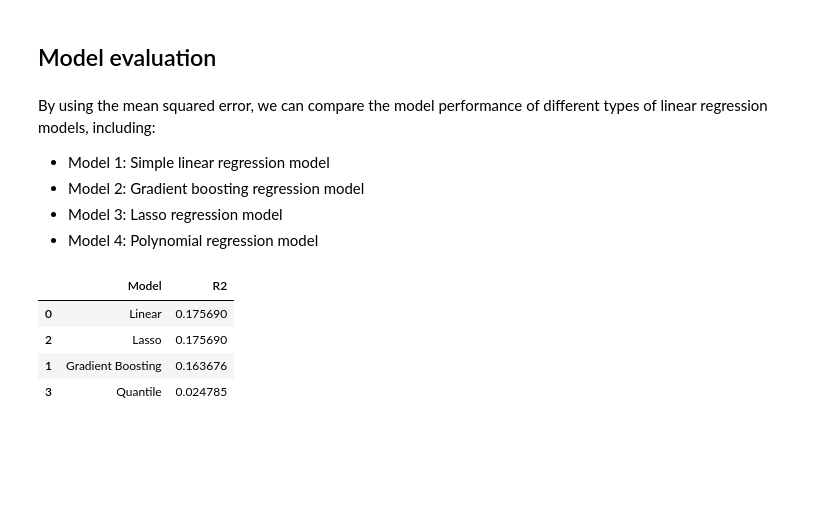
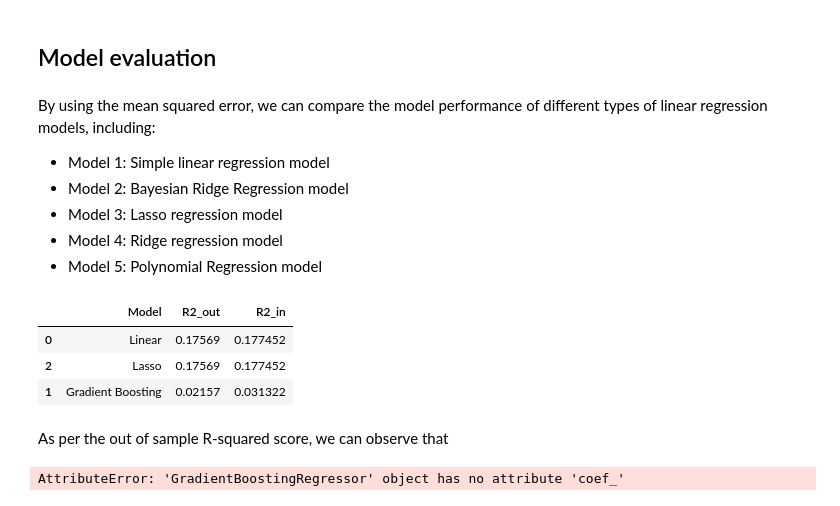
Before and after one commit to bkty1122/bkty1122, a Jupyter notebook: master-school-project/COM6101-Ass-1/Q3_p233340.ipynb, the cells around one changed output. Cells and saved outputs as stored; diff of their text form; code cells hidden in the pictures; blank space fills up the shorter version.

```diff
--- a/master-school-project/COM6101-Ass-1/Q3_p233340.ipynb
+++ b/master-school-project/COM6101-Ass-1/Q3_p233340.ipynb
@@ -477,0 +485,12 @@ Text(0, 0.5, 'Predicted')
+# %%
+# MSE and R2
+y_pred_4 = ridge.predict(X_test)
+mse_insample_4 = mean_squared_error(y_train, ridge.predict(X_train))
+mse_outsample_4 = mean_squared_error(y_test, y_pred_4)
+r2_insample_4 = r2_score(y_train, ridge.predict(X_train))
+r2_outsample_4 = r2_score(y_test, y_pred_4)
+
+print('MSE in-sample:', mse_insample_4)
+print('MSE out-sample:', mse_outsample_4)
+print('R2 in-sample:', r2_insample_4)
+print('R2 out-sample:', r2_outsample_4)
@@ -486,21 +549,36 @@ X_test_poly = poly.fit_transform(X_test)
 # %% [markdown]
 By using the mean squared error, we can compare the model performance of different types of linear regression models, including:
 * Model 1: Simple linear regression model
-* Model 2: Gradient boosting regression model
+* Model 2: Bayesian Ridge Regression model
 * Model 3: Lasso regression model
-* Model 4: Polynomial regression model
+* Model 4: Ridge regression model
+* Model 5: Polynomial Regression model
-# %%
-# rank the models based on R2 out-sample
-r2 = [r2_outsample_1, r2_outsample_2, r2_outsample_3, r2_outsample_4]
-model = ['Linear', 'Gradient Boosting', 'Lasso', 'Quantile']
-r2_model = pd.DataFrame(r2, model)
-r2_model = r2_model.reset_index()
-r2_model.columns = ['Model', 'R2']
-r2_model = r2_model.sort_values(by = 'R2', ascending = False)
-r2_model
-# %% [output]
-|  | Model | R2 |
-| 0 | Linear | 0.175690 |
-| 2 | Lasso | 0.175690 |
-| 1 | Gradient Boosting | 0.163676 |
-| 3 | Quantile | 0.024785 |
+# %%
+# rank the models based on R2 out-sample
+r2_outsample = [r2_outsample_1, r2_outsample_2, r2_outsample_3, r2_outsample_4, r2_outsample_5]
+r2_insample = [r2_insample_1, r2_insample_2, r2_insample_3, r2_insample_4, r2_insample_5]
+models = ['Linear', 'Bayesian', 'Lasso', 'Ridge', 'Polynomial']
+barWidth = 0.3
+r1 = np.arange(len(r2_outsample))
+r2 = [x + barWidth for x in r1]
+plt.bar(r1, r2_outsample, color = 'blue', width = barWidth, edgecolor = 'grey', label = 'R2 out-sample')
+plt.bar(r2, r2_insample, color = 'orange', width = barWidth, edgecolor = 'grey', label = 'R2 in-sample')
+plt.xlabel('Models', fontweight = 'bold')
+plt.xticks([r + barWidth for r in range(len(r2_outsample))], models)
+plt.title('R2 out-sample vs R2 in-sample')
+plt.legend()
+plt.show()
+# %% [output]
+|  | Model | R2_out | R2_in |
+| 0 | Linear | 0.17569 | 0.177452 |
+| 2 | Lasso | 0.17569 | 0.177452 |
+| 1 | Gradient Boosting | 0.02157 | 0.031322 |
+# %% [markdown]
+As per the out of sample R-squared score, we can observe that
+# %%
+# coefficients of the Gradient Boosting model
+coef = pd.DataFrame(list(zip(X, gb.coef_)))
+coef.columns = ['feature', 'coef']
+gb.c
+# %% [output]
+AttributeError: 'GradientBoostingRegressor' object has no attribute 'coef_'
```
Also changed, not shown: parts of 13 cells of this notebook, 1 other file.
